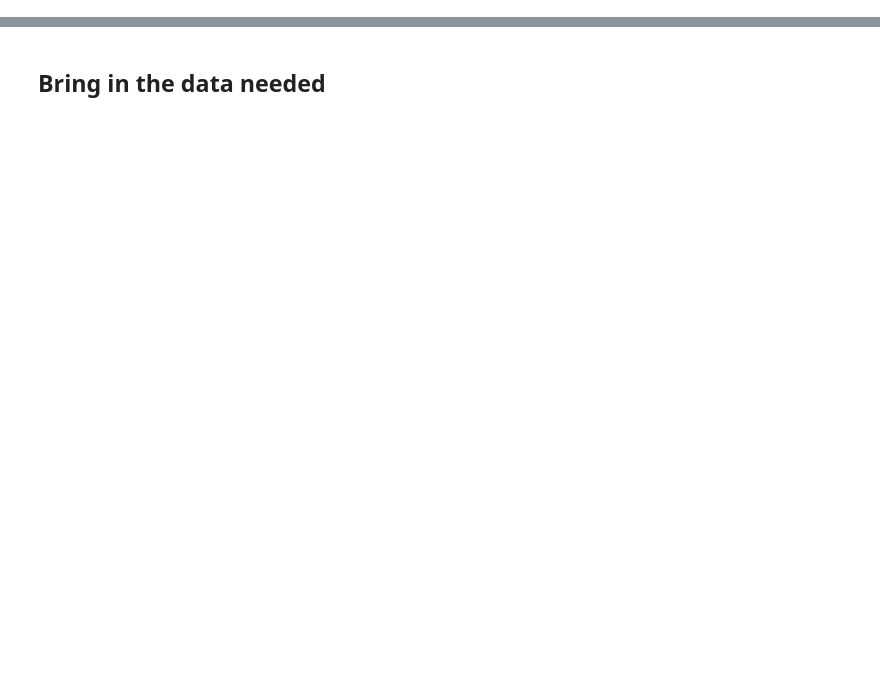
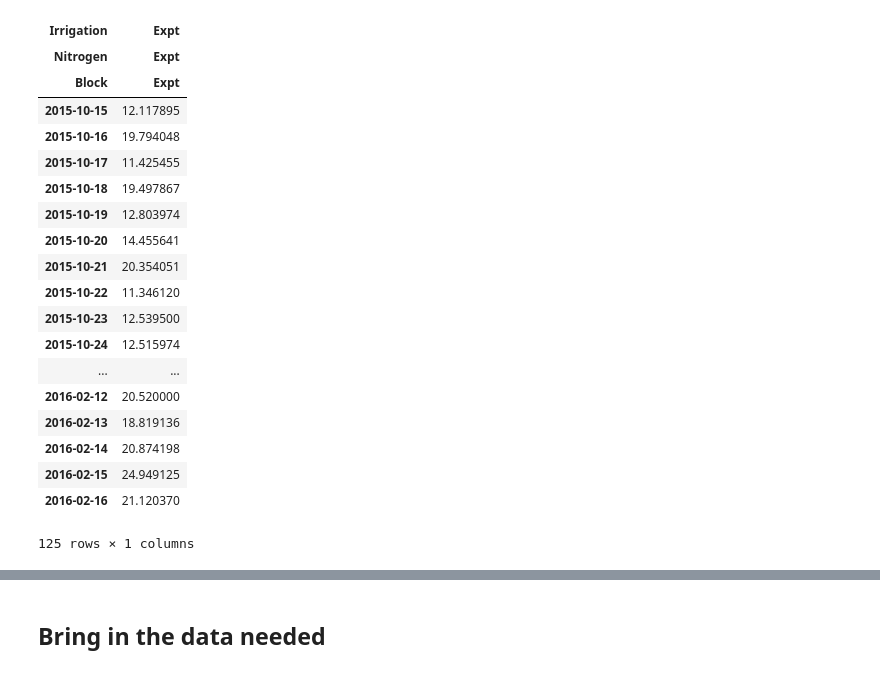
Before and after one commit to HamishBrownPFR/CropWaterAnalysis, a Jupyter notebook: Validation.ipynb, the cells around one changed output, grey strips where cells are left out. Cells and saved outputs as stored; diff of their text form; code cells hidden in the pictures; blank space fills up the shorter version.

```diff
--- a/Validation.ipynb
+++ b/Validation.ipynb
@@ -7,3 +7,26 @@ import matplotlib.dates as mdates
 %matplotlib inline
 import GraphHelpers as GH
 import ETFunctions as et
+# %%
+WheatTa
+# %% [output]
+| Irrigation | Expt |
+| Nitrogen | Expt |
+| Block | Expt |
+| 2015-10-15 | 12.117895 |
+| 2015-10-16 | 19.794048 |
+| 2015-10-17 | 11.425455 |
+| 2015-10-18 | 19.497867 |
+| 2015-10-19 | 12.803974 |
+| 2015-10-20 | 14.455641 |
+| 2015-10-21 | 20.354051 |
+| 2015-10-22 | 11.346120 |
+| 2015-10-23 | 12.539500 |
+| 2015-10-24 | 12.515974 |
+| ... | ... |
+| 2016-02-12 | 20.520000 |
+| 2016-02-13 | 18.819136 |
+| 2016-02-14 | 20.874198 |
+| 2016-02-15 | 24.949125 |
+| 2016-02-16 | 21.120370 |
+125 rows × 1 columns
```
Also changed, not shown: parts of 5 cells of this notebook, 9 other files.
